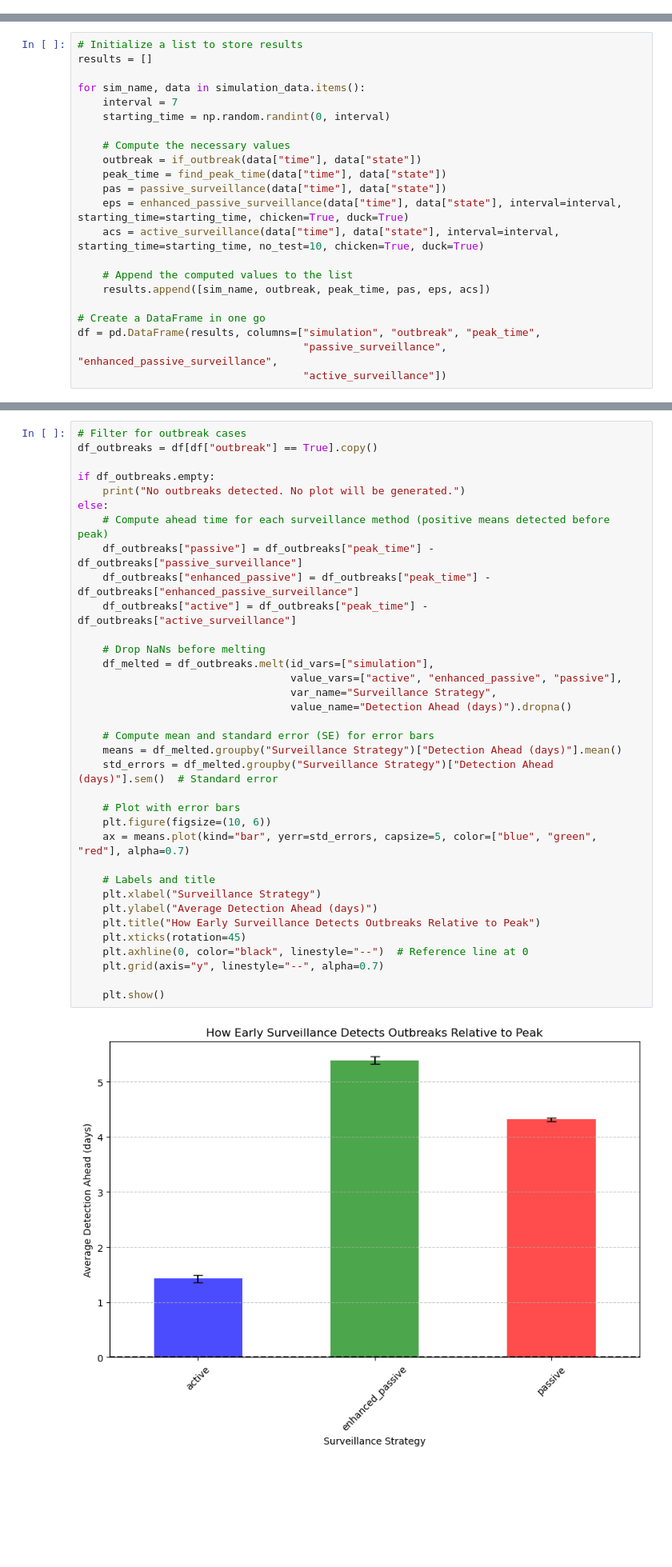
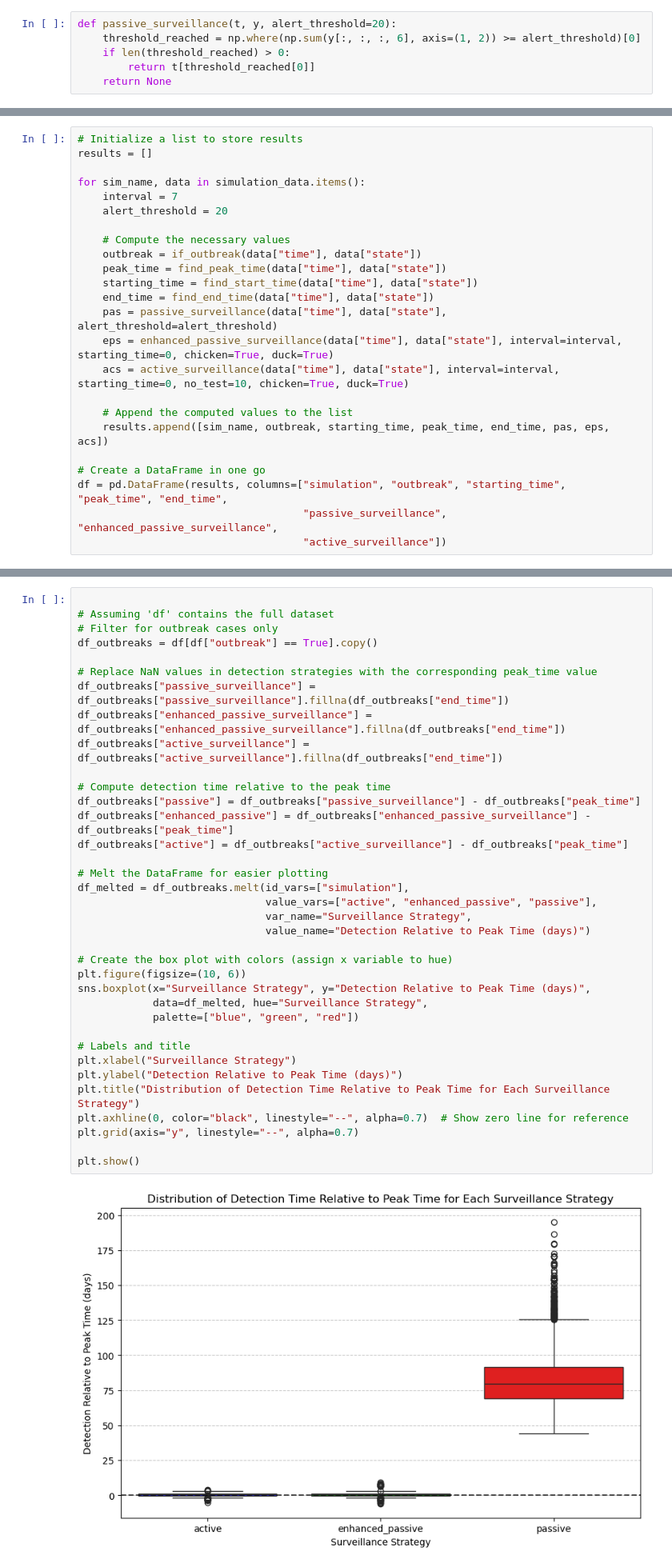
Before and after one commit to stevewu2001/Within-flock-simulation, a Jupyter notebook: read_h5.ipynb, the cells around one changed output, grey strips where cells are left out. Shown at 80% size. Cells and saved outputs as stored; diff of their text form; blank space fills up the shorter version.

```diff
--- a/read_h5.ipynb
+++ b/read_h5.ipynb
@@ -44,3 +45,9 @@ def passive_surveillance(t, y, alert_threshold=5):
+# %%
+def passive_surveillance(t, y, alert_threshold=20):
+    threshold_reached = np.where(np.sum(y[:, :, :, 6], axis=(1, 2)) >= alert_threshold)[0]
+    if len(threshold_reached) > 0:
+        return t[threshold_reached[0]]
+    return None
 # %%
 def enhanced_passive_surveillance(t, y, interval=7, starting_time = 0, chicken=True, duck=True):
     checking_times = np.arange(starting_time, t[-1], interval)
@@ -65,19 +72,21 @@ results = []
 
 for sim_name, data in simulation_data.items():
     interval = 7
-    starting_time = np.random.randint(0, interval)
+    alert_threshold = 20
 
     # Compute the necessary values
     outbreak = if_outbreak(data["time"], data["state"])
     peak_time = find_peak_time(data["time"], data["state"])
-    pas = passive_surveillance(data["time"], data["state"])
-    eps = enhanced_passive_surveillance(data["time"], data["state"], interval=interval, starting_time=starting_time, chicken=True, duck=True)
-    acs = active_surveillance(data["time"], data["state"], interval=interval, starting_time=starting_time, no_test=10, chicken=True, duck=True)
+    starting_time = find_start_time(data["time"], data["state"])
+    end_time = find_end_time(data["time"], data["state"])
+    pas = passive_surveillance(data["time"], data["state"], alert_threshold=alert_threshold)
+    eps = enhanced_passive_surveillance(data["time"], data["state"], interval=interval, starting_time=0, chicken=True, duck=True)
+    acs = active_surveillance(data["time"], data["state"], interval=interval, starting_time=0, no_test=10, chicken=True, duck=True)
 
     # Append the computed values to the list
-    results.append([sim_name, outbreak, peak_time, pas, eps, acs])
+    results.append([sim_name, outbreak, starting_time, peak_time, end_time, pas, eps, acs])
 
 # Create a DataFrame in one go
-df = pd.DataFrame(results, columns=["simulation", "outbreak", "peak_time",
+df = pd.DataFrame(results, columns=["simulation", "outbreak", "starting_time", "peak_time", "end_time",
                                     "passive_surveillance", "enhanced_passive_surveillance",
                                     "active_surveillance"])
@@ -119,37 +144,38 @@ else:
 # %%
-# Filter for outbreak cases
+
+# Assuming 'df' contains the full dataset
+# Filter for outbreak cases only
 df_outbreaks = df[df["outbreak"] == True].copy()
 
-if df_outbreaks.empty:
-    print("No outbreaks detected. No plot will be generated.")
-else:
-    # Compute ahead time for each surveillance method (positive means detected before peak)
-    df_outbreaks["passive"] = df_outbreaks["peak_time"] - df_outbreaks["passive_surveillance"]
-    df_outbreaks["enhanced_passive"] = df_outbreaks["peak_time"] - df_outbreaks["enhanced_passive_surveillance"]
-    df_outbreaks["active"] = df_outbreaks["peak_time"] - df_outbreaks["active_surveillance"]
+# Replace NaN values in detection strategies with the corresponding peak_time value
+df_outbreaks["passive_surveillance"] = df_outbreaks["passive_surveillance"].fillna(df_outbreaks["end_time"])
+df_outbreaks["enhanced_passive_surveillance"] = df_outbreaks["enhanced_passive_surveillance"].fillna(df_outbreaks["end_time"])
+df_outbreaks["active_surveillance"] = df_outbreaks["active_surveillance"].fillna(df_outbreaks["end_time"])
 
-    # Drop NaNs before melting
-    df_melted = df_outbreaks.melt(id_vars=["simulation"],
-                                  value_vars=["active", "enhanced_passive", "passive"],
-                                  var_name="Surveillance Strategy",
-                                  value_name="Detection Ahead (days)").dropna()
+# Compute detection time relative to the peak time
+df_outbreaks["passive"] = df_outbreaks["passive_surveillance"] - df_outbreaks["peak_time"]
+df_outbreaks["enhanced_passive"] = df_outbreaks["enhanced_passive_surveillance"] - df_outbreaks["peak_time"]
+df_outbreaks["active"] = df_outbreaks["active_surveillance"] - df_outbreaks["peak_time"]
 
-    # Compute mean and standard error (SE) for error bars
-    means = df_melted.groupby("Surveillance Strategy")["Detection Ahead (days)"].mean()
-    std_errors = df_melted.groupby("Surveillance Strategy")["Detection Ahead (days)"].sem()  # Standard error
+# Melt the DataFrame for easier plotting
+df_melted = df_outbreaks.melt(id_vars=["simulation"],
+                              value_vars=["active", "enhanced_passive", "passive"],
+                              var_name="Surveillance Strategy",
+                              value_name="Detection Relative to Peak Time (days)")
 
-    # Plot with error bars
-    plt.figure(figsize=(10, 6))
-    ax = means.plot(kind="bar", yerr=std_errors, capsize=5, color=["blue", "green", "red"], alpha=0.7)
+# Create the box plot with colors (assign x variable to hue)
+plt.figure(figsize=(10, 6))
+sns.boxplot(x="Surveillance Strategy", y="Detection Relative to Peak Time (days)",
+            data=df_melted, hue="Surveillance Strategy",
+            palette=["blue", "green", "red"])
 
-    # Labels and title
-    plt.xlabel("Surveillance Strategy")
-    plt.ylabel("Average Detection Ahead (days)")
-    plt.title("How Early Surveillance Detects Outbreaks Relative to Peak")
-    plt.xticks(rotation=45)
-    plt.axhline(0, color="black", linestyle="--")  # Reference line at 0
-    plt.grid(axis="y", linestyle="--", alpha=0.7)
+# Labels and title
+plt.xlabel("Surveillance Strategy")
+plt.ylabel("Detection Relative to Peak Time (days)")
+plt.title("Distribution of Detection Time Relative to Peak Time for Each Surveillance Strategy")
+plt.axhline(0, color="black", linestyle="--", alpha=0.7)  # Show zero line for reference
+plt.grid(axis="y", linestyle="--", alpha=0.7)
 
-    plt.show()
+plt.show()
 # %% [output]
-[figure, old version]
+[figure, new version]
```
Also changed, not shown: parts of 12 cells of this notebook, 1 other file.
